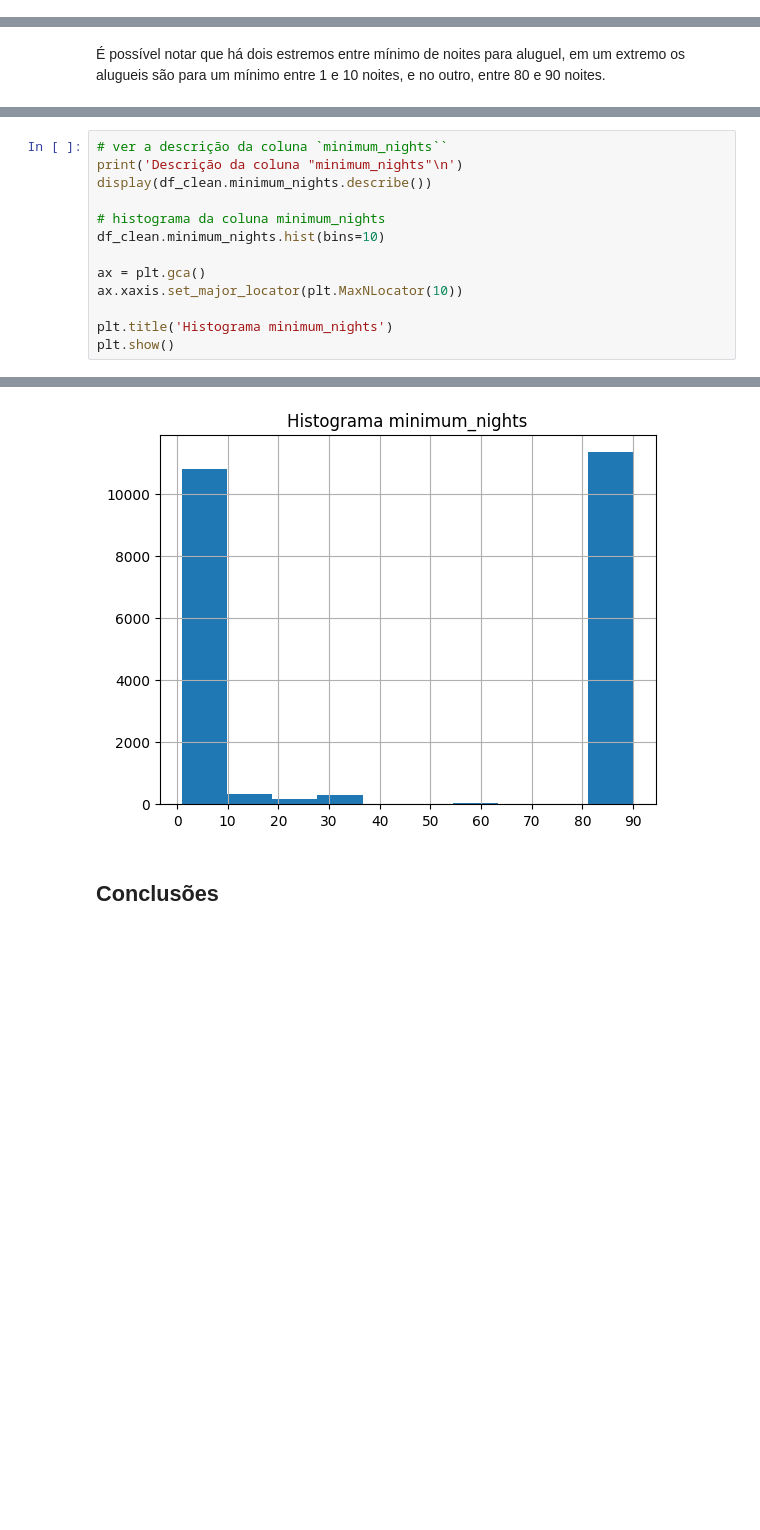
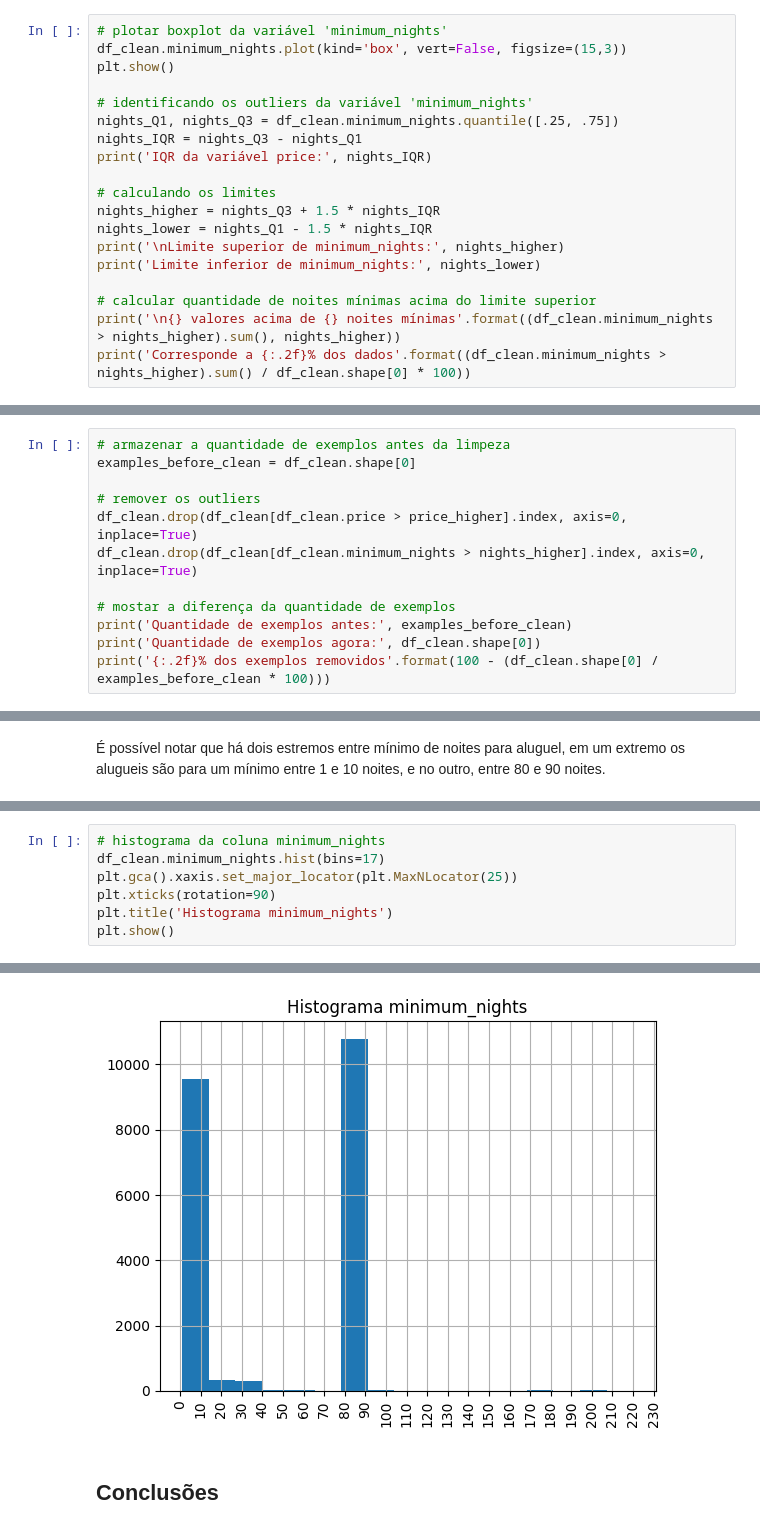
Before and after one commit to joaomr7/portfolio-data-science, a Jupyter notebook: Analisando_os_Dados_do_Airbnb_Sidney_Austrália.ipynb, the cells around one changed output, grey strips where cells are left out. Saved outputs shown, nothing was run; the diff lists cells and outputs as text; blank space fills up the shorter version.

```diff
--- a/Analisando_os_Dados_do_Airbnb_Sidney_Austrália.ipynb
+++ b/Analisando_os_Dados_do_Airbnb_Sidney_Austrália.ipynb
@@ -226,0 +241,19 @@ df_clean.hist(figsize=(12, 10));
+# %%
+# plotar boxplot da variável 'minimum_nights'
+df_clean.minimum_nights.plot(kind='box', vert=False, figsize=(15,3))
+plt.show()
+
+# identificando os outliers da variável 'minimum_nights'
+nights_Q1, nights_Q3 = df_clean.minimum_nights.quantile([.25, .75])
+nights_IQR = nights_Q3 - nights_Q1
+print('IQR da variável price:', nights_IQR)
+
+# calculando os limites
+nights_higher = nights_Q3 + 1.5 * nights_IQR
+nights_lower = nights_Q1 - 1.5 * nights_IQR
+print('\nLimite superior de minimum_nights:', nights_higher)
+print('Limite inferior de minimum_nights:', nights_lower)
+
+# calcular quantidade de noites mínimas acima do limite superior
+print('\n{} valores acima de {} noites mínimas'.format((df_clean.minimum_nights > nights_higher).sum(), nights_higher))
+print('Corresponde a {:.2f}% dos dados'.format((df_clean.minimum_nights > nights_higher).sum() / df_clean.shape[0] * 100))
@@ -226,0 +275,12 @@ df_clean.hist(figsize=(12, 10));
+# %%
+# armazenar a quantidade de exemplos antes da limpeza
+examples_before_clean = df_clean.shape[0]
+
+# remover os outliers
+df_clean.drop(df_clean[df_clean.price > price_higher].index, axis=0, inplace=True)
+df_clean.drop(df_clean[df_clean.minimum_nights > nights_higher].index, axis=0, inplace=True)
+
+# mostar a diferença da quantidade de exemplos
+print('Quantidade de exemplos antes:', examples_before_clean)
+print('Quantidade de exemplos agora:', df_clean.shape[0])
+print('{:.2f}% dos exemplos removidos'.format(100 - (df_clean.shape[0] / examples_before_clean * 100)))
@@ -362,14 +450,8 @@ Além disso, é notável que `Pittwater` é o bairro mais caro, com preços em u
 # %%
-# ver a descrição da coluna `minimum_nights``
-print('Descrição da coluna "minimum_nights"\n')
-display(df_clean.minimum_nights.describe())
-
 # histograma da coluna minimum_nights
-df_clean.minimum_nights.hist(bins=10)
-
-ax = plt.gca()
-ax.xaxis.set_major_locator(plt.MaxNLocator(10))
-
+df_clean.minimum_nights.hist(bins=17)
+plt.gca().xaxis.set_major_locator(plt.MaxNLocator(25))
+plt.xticks(rotation=90)
 plt.title('Histograma minimum_nights')
 plt.show()
 # %% [output]
@@ -386,4 +458,4 @@ Name: minimum_nights, dtype: float64
-[figure, old version]
+[figure, new version]
 # %% [markdown]
 ## Conclusões
 # %% [markdown]
```
Also changed, not shown: parts of 54 cells of this notebook.
